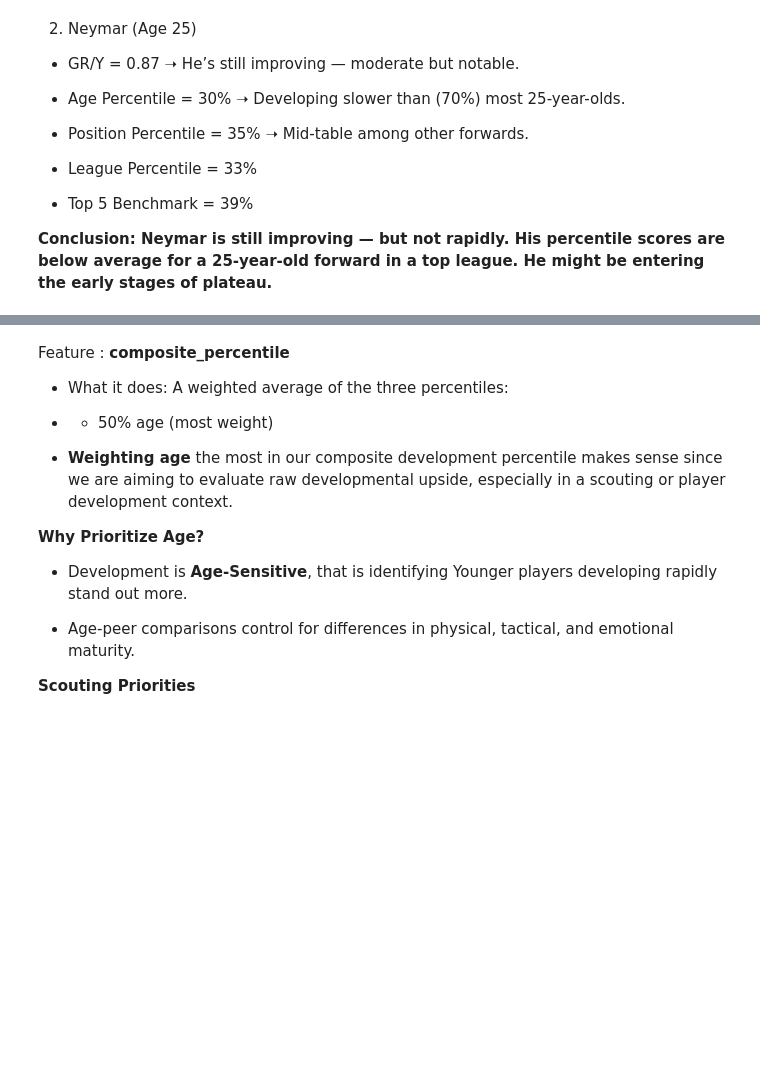
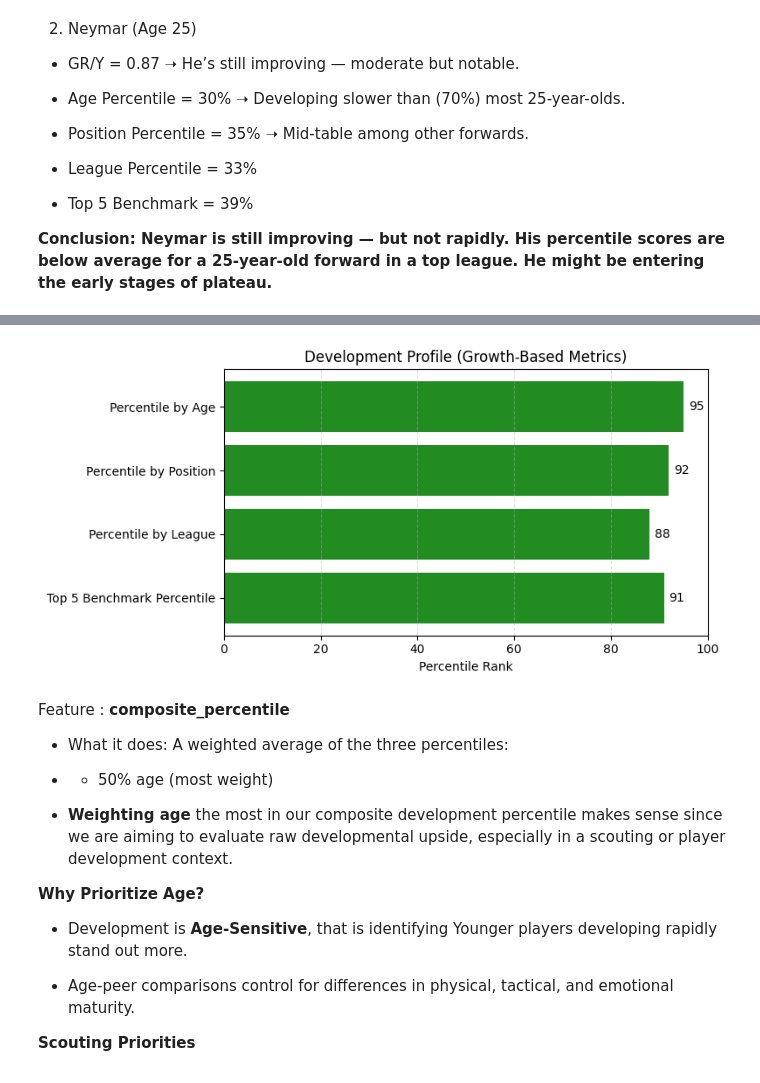
Before and after one commit to davidmasai/C-Users-User-Desktop-Football_Recruitment_-project, a Jupyter notebook: Phase_Project_Notebook (6).ipynb, the cells around one changed output, grey strips where cells are left out. Drawn from its saved outputs; the diff is of its cells as text; code cells hidden in the pictures; blank space fills up the shorter version.

```diff
--- a/Phase_Project_Notebook (6).ipynb
+++ b/Phase_Project_Notebook (6).ipynb
@@ -2841,3 +2816,44 @@ fig.show()
+# %%
+player = {
+    'Growth_Rate_per_Year': 8.5,
+    'percentile(age)_GR/Y': 0.95,
+    'percentile(position)_GR/Y': 0.92,
+    'percentile(League)_GR/Y': 0.88,
+    'top5_benchmark_percentile': 0.91
+}
+data = {
+    "Growth Rate per Year": player['Growth_Rate_per_Year'],  # actual value
+    "Percentile by Age": round(player['percentile(age)_GR/Y'] * 100),
+    "Percentile by Position": round(player['percentile(position)_GR/Y'] * 100),
+    "Percentile by League": round(player['percentile(League)_GR/Y'] * 100),
+    "Top 5 Benchmark Percentile": round(player['top5_benchmark_percentile'] * 100)
+}
+
+
+# Data (customize for your player)
+labels = list(data.keys())
+values = list(data.values())
+
+# Set up the figure
+fig, ax = plt.subplots(figsize=(8, 4))
+bars = ax.barh(labels[1:], values[1:], color='forestgreen')  # Exclude GR/Y from bar chart
+
+# Annotate each bar
+for bar in bars:
+    width = bar.get_width()
+    ax.text(width + 1, bar.get_y() + bar.get_height()/2,
+            f"{int(width)}", va='center')
+
+# Title and layout
+ax.set_xlim(0, 100)
+ax.set_xlabel("Percentile Rank")
+ax.set_title("Development Profile (Growth-Based Metrics)")
+plt.gca().invert_yaxis()
+plt.grid(axis='x', linestyle='--', alpha=0.4)
+plt.tight_layout()
+plt.show()
+# %% [output]
+[figure, added]
 # %% [markdown]
 Feature : **composite_percentile**
 - What it does: A weighted average of the three percentiles:
```
Also changed, not shown: parts of 1 cell of this notebook.
